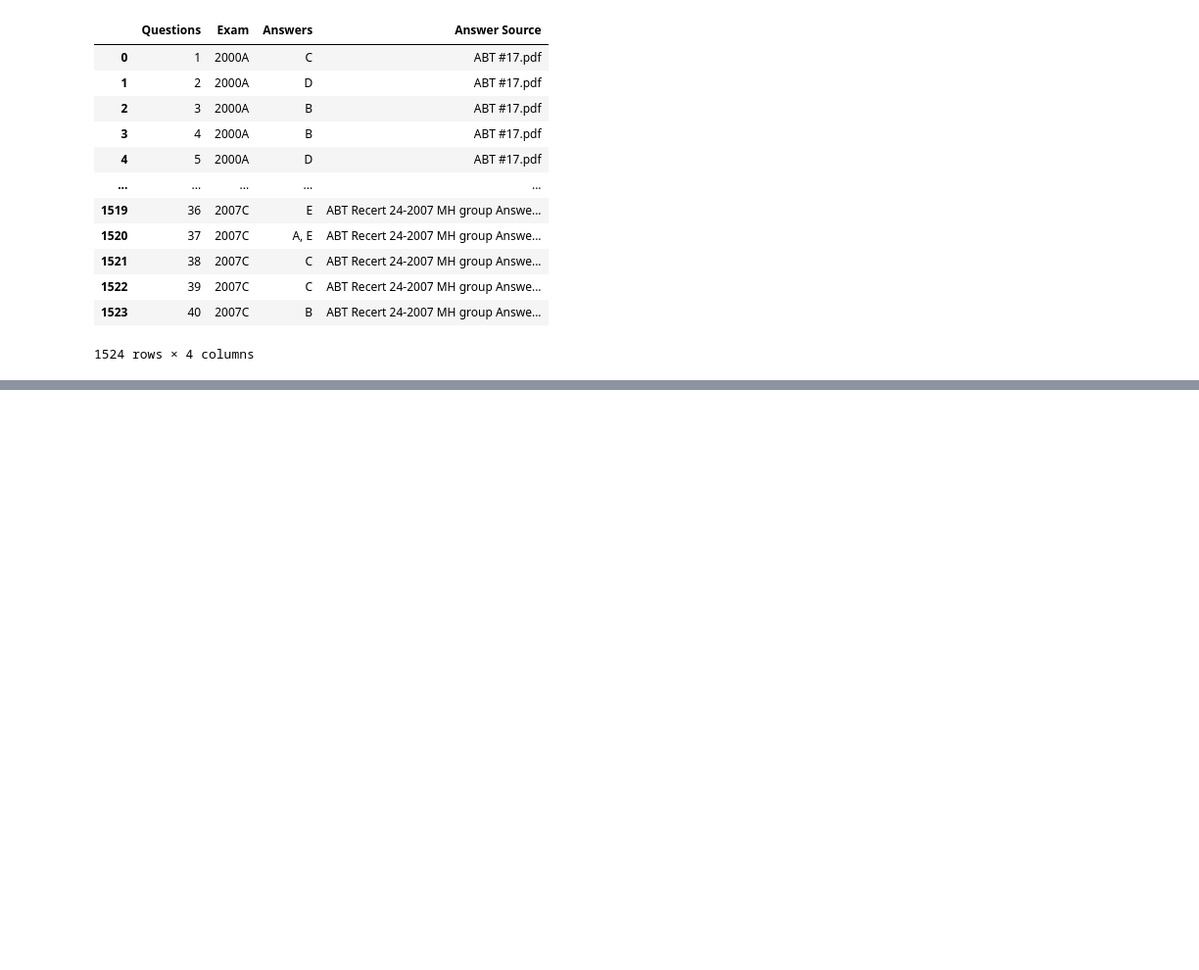
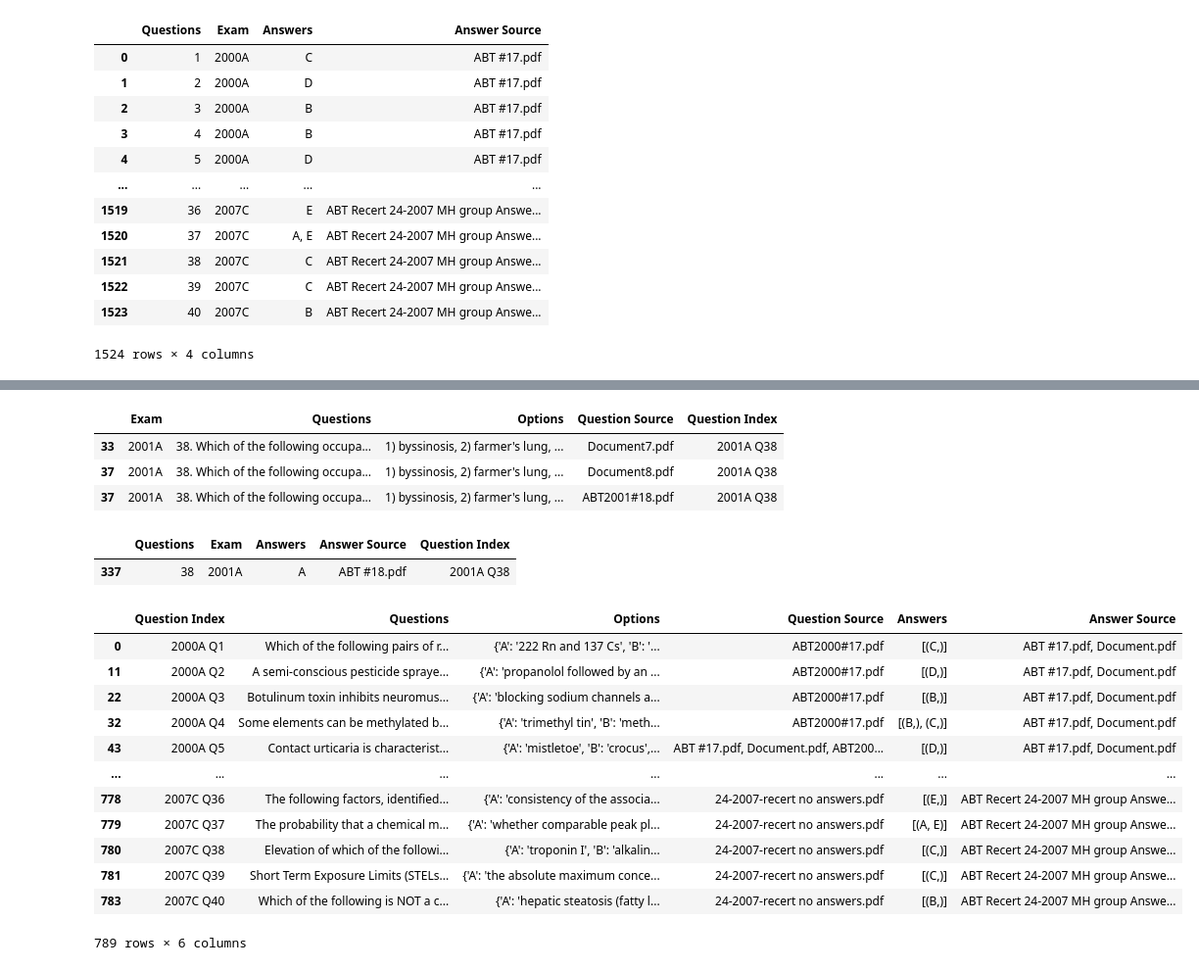
Before and after one commit to NIEHS/ToxPipe-Model-Comparison, a Jupyter notebook: abt-question-ocr/codes/combine_pdfs.ipynb, the cells around one changed output, grey strips where cells are left out. Shown: that part at 98% size. Cells and saved outputs as stored; diff of their text form; code cells hidden in the pictures; blank space fills up the shorter version.

```diff
--- a/abt-question-ocr/codes/combine_pdfs.ipynb
+++ b/abt-question-ocr/codes/combine_pdfs.ipynb
@@ -54,3 +54,7 @@ def mapVal(x):
 # %%
 questions_combined['Exam'] = questions_combined['Exam'].map(mapVal)
 answers_combined['Exam'] = answers_combined['Exam'].map(mapVal)
+# %%
+answers_combined_nonpdfs = pd.read_csv(utils.Config.DIR_RESULTS / 'combined_answers_from_nonpdfs.csv', index_col=0)
+answers_combined_nonpdfs['Answers'] = answers_combined_nonpdfs['Answers'].str.strip().replace(',? +', ', ', regex=True)
+answers_combined_nonpdfs
@@ -57,5 +75,5 @@ answers_combined['Exam'] = answers_combined['Exam'].map(mapVal)
 # %%
-answers_combined = pd.concat([answers_combined, pd.read_csv(utils.Config.DIR_RESULTS / 'combined_answers_from_nonpdfs.csv', index_col=0)]).reset_index(drop=True)
+answers_combined = pd.concat([answers_combined, answers_combined_nonpdfs]).reset_index(drop=True)
 answers_combined
 # %% [output]
 |  | Questions | Exam | Answers | Answer Source |
@@ -102,38 +100,78 @@ questions_combined.query('Exam == "2000A"')[:50]
+# %%
+questions_combined.query('`Question Index` == "2001A Q38"')
+# %% [output]
+|  | Exam | Questions | Options | Question Source | Question Index |
+| 33 | 2001A | 38. Which of the following occupa... | 1) byssinosis, 2) farmer's lung, ... | Document7.pdf | 2001A Q38 |
+| 37 | 2001A | 38. Which of the following occupa... | 1) byssinosis, 2) farmer's lung, ... | Document8.pdf | 2001A Q38 |
+| 37 | 2001A | 38. Which of the following occupa... | 1) byssinosis, 2) farmer's lung, ... | ABT2001#18.pdf | 2001A Q38 |
+# %%
+answers_combined.query('`Question Index` == "2001A Q38"')
+# %% [output]
+|  | Questions | Exam | Answers | Answer Source | Question Index |
+| 337 | 38 | 2001A | A | ABT #18.pdf | 2001A Q38 |
 # %%
 def multipleSelectionCriteria(answer):
     match answer:
-        case 'A': return '1, 2, 3'
-        case 'B': return '1, 3'
-        case 'C': return '2, 4'
+        case 'A': return '1,2,3'
+        case 'B': return '1,3'
+        case 'C': return '2,4'
         case 'D': return '4'
-        case 'E': return '1, 2, 3, 4'
+        case 'E': return '1,2,3,4'
         case _: return answer
 
-combined_qa = pd.merge(questions_combined[['Question Index', 'Questions', 'Options', 'Question Source']], answers_combined[['Answers', 'Question Index', 'Answer Source']], on='Question Index', how='inner')
-combined_qa = combined_qa.drop_duplicates()
-combined_qa['Answers'] = combined_qa.apply(lambda x: multipleSelectionCriteria(x['Answers']) if re.match(r'^\d\)', str(x['Options'])) else x['Answers'], axis=1)
+def format(x):
+    def formatOptions(options):
+        d_options = {}
+        for opt in options.split(', '):
+            if re.match(r'^[A-Z\d]\.', opt):
+                label, *txt = opt.split('.')
+                d_options[label.strip()] = '.'.join(txt).strip()
+            elif re.match(r'^\(?[A-Z]\)', opt):
+                label, *txt = opt.split(')')
+                d_options[label.strip().replace('(', '')] = ')'.join(txt).strip()
+        return d_options
 
-def format(x):
     question = '. '.join(x.iloc[0]['Questions'].split('. ')[1:]).strip()
+
     if pd.isna(x.iloc[0]['Options']):
         options = {}
     else:
         try:
-            options = {y.split(')')[0].replace('(', "").strip(): ')'.join(y.split(')')[1:]).strip() for y in x.iloc[0]['Options'].split(', ')}
-        except:
+            options = formatOptions(x.iloc[0]['Options'])
+        except Exception as exp:
             print(x)
+            raise exp
+
+    def formatAnswer(ans, options):
+        return multipleSelectionCriteria(ans) if len(options) == 0 or re.match(r'^\d', str(list(options.keys())[0])) else ans
 
     q_src = ', '.join(x['Question Source'].unique())
-    answer = sorted(set([b.strip() for a in x['Answers'].apply(lambda x: x.split(',')).values for b in a]))
+    answer = sorted(set(x['Answers'].apply(lambda ans: tuple(formatAnswer(ans, options).split(','))).values))
     a_src = ', '.join(x['Answer Source'].unique())
     return pd.Series({'Questions': question, 'Options': options, 'Question Source': q_src, 'Answers': answer, 'Answer Source': a_src})
 
-combined_qa = combined_qa.groupby('Question Index')[['Questions', 'Options', 'Question Source', 'Answers', 'Answer Source']].apply(lambda x: format(x)).reset_index()
+abt_qa = pd.merge(questions_combined[['Question Index', 'Questions', 'Options', 'Question Source']], answers_combined[['Answers', 'Question Index', 'Answer Source']], on='Question Index', how='inner')
+abt_qa = abt_qa.drop_duplicates()
+abt_qa = abt_qa.groupby('Question Index')[['Questions', 'Options', 'Question Source', 'Answers', 'Answer Source']].apply(lambda x: format(x)).reset_index()
 
 def sortQA(x):
     df = x.str.split(' Q', expand=True)
     return df.apply(lambda x: [x[0], int(x[1])], axis=1)
 
-combined_qa = combined_qa.sort_values(by='Question Index', key=sortQA)
-combined_qa.reset_index(drop=True).to_csv(utils.Config.DIR_RESULTS / "combined_qa.csv")
-combined_qa.reset_index(drop=True).to_json(utils.Config.DIR_RESULTS / "combined_qa.json")
+abt_qa = abt_qa.sort_values(by='Question Index', key=sortQA)
+abt_qa.reset_index(drop=True).to_csv(utils.Config.DIR_RESULTS / "abt_qa.csv")
+abt_qa
+# %% [output]
+|  | Question Index | Questions | Options | Question Source | Answers | Answer Source |
+| 0 | 2000A Q1 | Which of the following pairs of r... | {'A': '222 Rn and 137 Cs', 'B': '... | ABT2000#17.pdf | [(C,)] | ABT #17.pdf, Document.pdf |
+| 11 | 2000A Q2 | A semi-conscious pesticide spraye... | {'A': 'propanolol followed by an ... | ABT2000#17.pdf | [(D,)] | ABT #17.pdf, Document.pdf |
+| 22 | 2000A Q3 | Botulinum toxin inhibits neuromus... | {'A': 'blocking sodium channels a... | ABT2000#17.pdf | [(B,)] | ABT #17.pdf, Document.pdf |
+| 32 | 2000A Q4 | Some elements can be methylated b... | {'A': 'trimethyl tin', 'B': 'meth... | ABT2000#17.pdf | [(B,), (C,)] | ABT #17.pdf, Document.pdf |
+| 43 | 2000A Q5 | Contact urticaria is characterist... | {'A': 'mistletoe', 'B': 'crocus',... | ABT #17.pdf, Document.pdf, ABT200... | [(D,)] | ABT #17.pdf, Document.pdf |
+| ... | ... | ... | ... | ... | ... | ... |
+| 778 | 2007C Q36 | The following factors, identified... | {'A': 'consistency of the associa... | 24-2007-recert no answers.pdf | [(E,)] | ABT Recert 24-2007 MH group Answe... |
+| 779 | 2007C Q37 | The probability that a chemical m... | {'A': 'whether comparable peak pl... | 24-2007-recert no answers.pdf | [(A, E)] | ABT Recert 24-2007 MH group Answe... |
+| 780 | 2007C Q38 | Elevation of which of the followi... | {'A': 'troponin I', 'B': 'alkalin... | 24-2007-recert no answers.pdf | [(C,)] | ABT Recert 24-2007 MH group Answe... |
+| 781 | 2007C Q39 | Short Term Exposure Limits (STELs... | {'A': 'the absolute maximum conce... | 24-2007-recert no answers.pdf | [(C,)] | ABT Recert 24-2007 MH group Answe... |
+| 783 | 2007C Q40 | Which of the following is NOT a c... | {'A': 'hepatic steatosis (fatty l... | 24-2007-recert no answers.pdf | [(B,)] | ABT Recert 24-2007 MH group Answe... |
+789 rows × 6 columns
```
Also changed, not shown: parts of 3 cells of this notebook, 23 other files.
